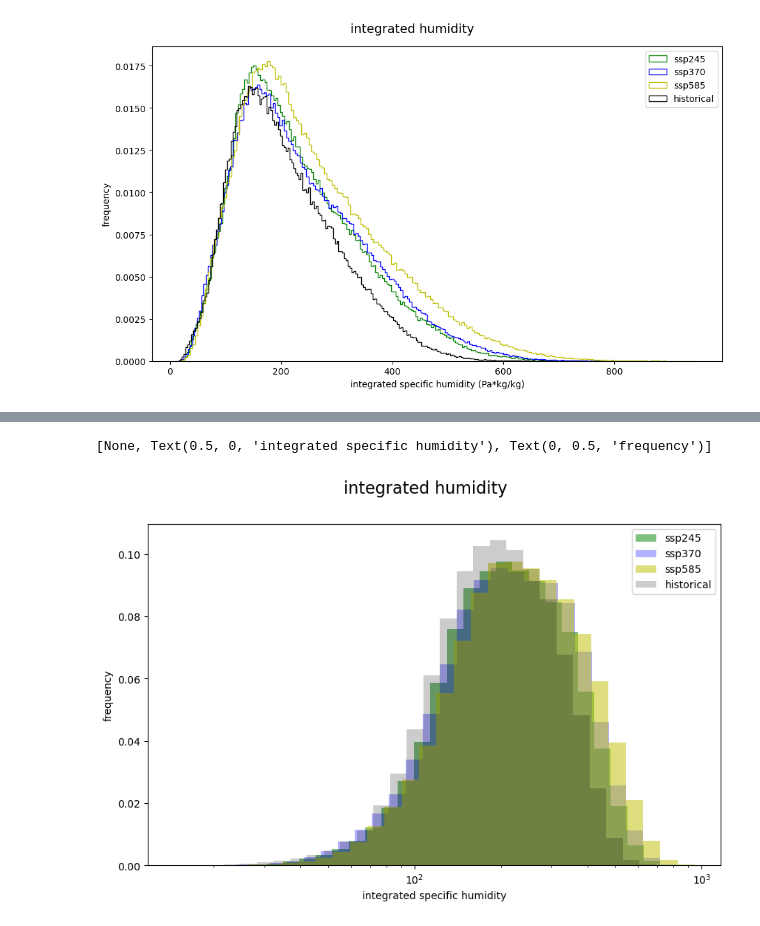
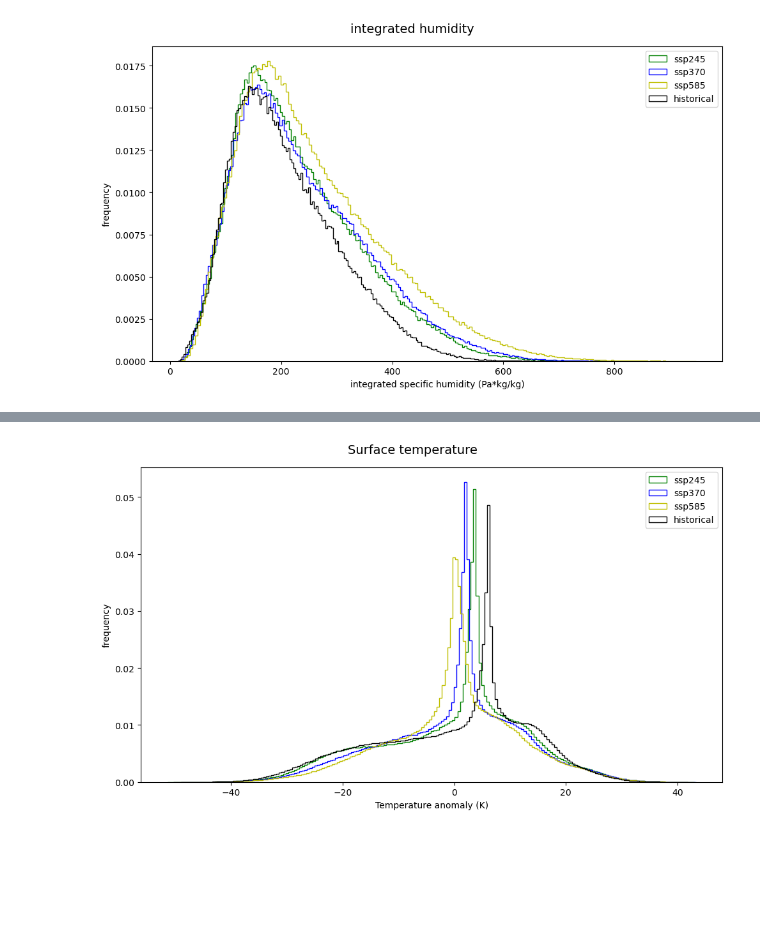
Before and after one commit to eScience-course/Tjaernoe2022-group5, a Jupyter notebook: notebooks/Lea/fp_all_scenarios.ipynb, the cells around one changed output, grey strips where cells are left out. Cells and saved outputs as stored; diff of their text form; code cells hidden in the pictures; blank space fills up the shorter version.

```diff
--- a/notebooks/Lea/fp_all_scenarios.ipynb
+++ b/notebooks/Lea/fp_all_scenarios.ipynb
@@ -255,5 +275,22 @@ plt.tight_layout()
+# %%
+fig, axs = plt.subplots(figsize=(10,6))
+fig.suptitle('Surface temperature', fontsize=14)
+
+axs.hist(nt245, weights = np.zeros_like(nt245)+1./nt245.size,
+        fill = False, edgecolor='g', histtype = 'step', linewidth = 1, label = "ssp245", bins = 200)
+axs.hist(nt370, weights = np.zeros_like(nt370)+1./nt370.size,
+        fill = False, edgecolor='b', histtype = 'step', linewidth = 1, label = "ssp370", bins = 200)
+axs.hist(nt585, weights = np.zeros_like(nt585)+1./nt585.size,
+        fill = False, edgecolor='y',  histtype = 'step', linewidth = 1,label = "ssp585", bins = 200)
+axs.hist(nth, weights = np.zeros_like(nth)+1./nth.size,
+        fill = False, edgecolor='k', histtype = 'step', linewidth = 1, label = "historical", bins = 200)
+axs.legend()
+axs.set(xlabel = 'Temperature anomaly (K)', ylabel = 'frequency')
+plt.tight_layout()
+# %% [output]
+[figure, added]
 # %%
-fig, axs = plt.subplots(figsize=(10,6))
+'''fig, axs = plt.subplots(figsize=(10,6))
 fig.suptitle('integrated humidity', fontsize=16)
 
 axs.hist(int_nh245, weights = np.zeros_like(int_nh245)+1./int_nh245.size,
@@ -265,10 +302,7 @@ axs.hist(int_nh585, weights = np.zeros_like(int_nh585)+1./int_nh585.size,
 axs.hist(int_nhh, weights = np.zeros_like(int_nhh)+1./int_nhh.size,
        alpha = 0.2, color = "k", label = "historical", bins=np.logspace(np.log10(int_nhh.min()),np.log10(int_nhh.max()),30))
 axs.legend()
-axs.set(xscale = 'log',  xlabel = 'integrated specific humidity (Pa*kg/kg)', ylabel = 'frequency')
+axs.set(xscale = 'log',  xlabel = 'integrated specific humidity (Pa*kg/kg)', ylabel = 'frequency')'''
-# %% [output]
-[None, Text(0.5, 0, 'integrated specific humidity'), Text(0, 0.5, 'frequency')]
-[figure, removed]
 # %%
 '''# for frequency plots slice for plev >25000 and integrate over plev
 mpl =marc.sel(plev=slice(100000, 25000))
```
Also changed, not shown: parts of 12 cells of this notebook, 1 other file.
